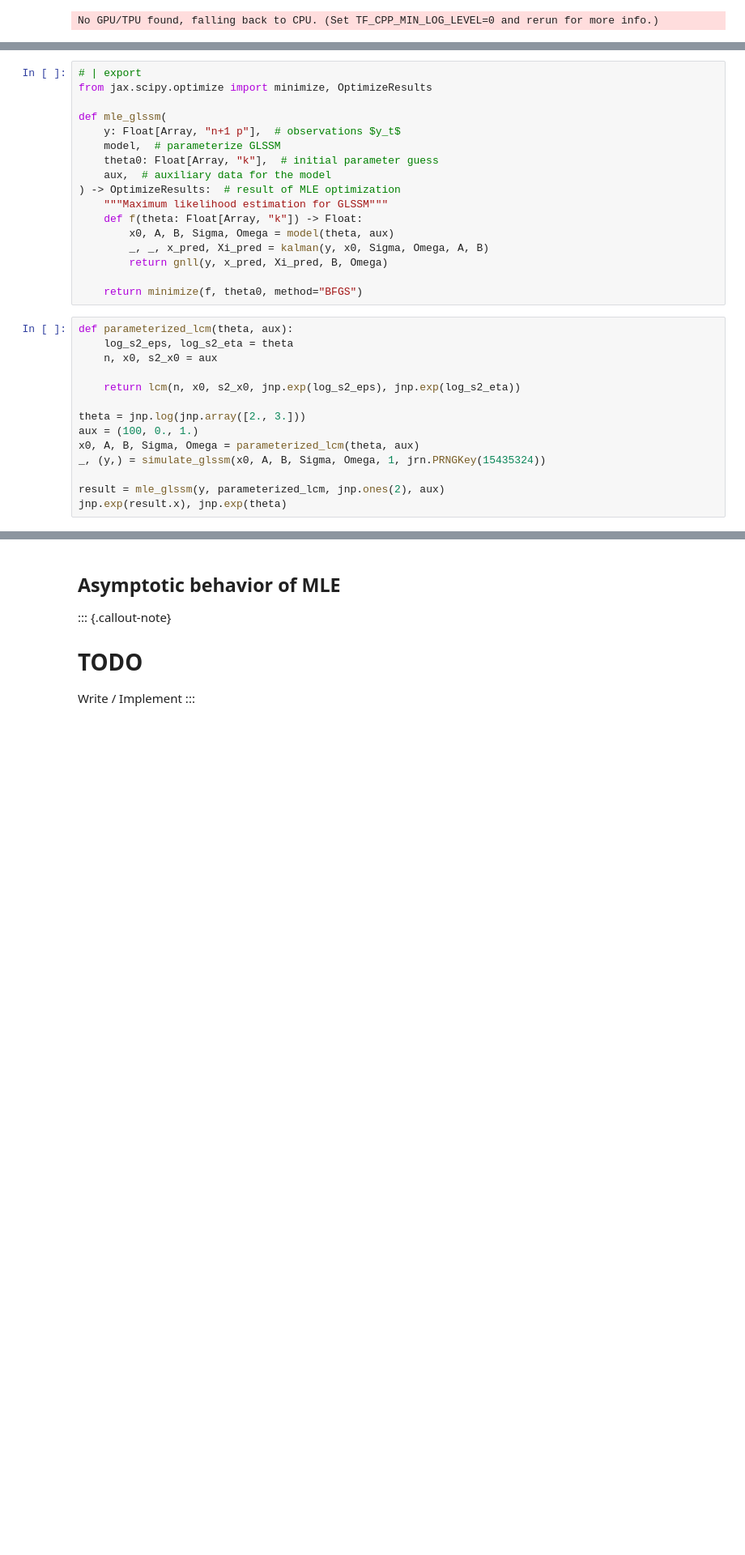
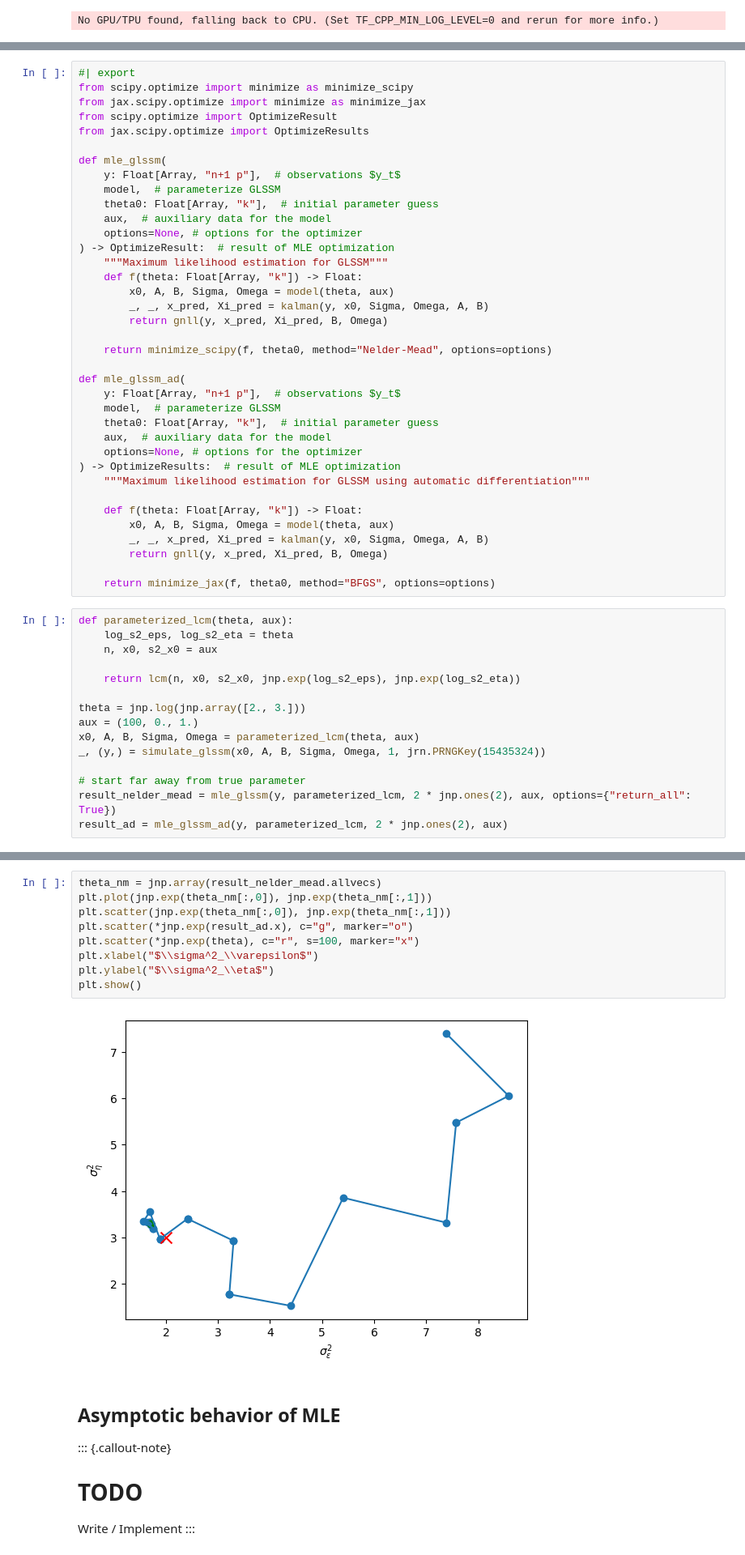
Before and after one commit to stefanheyder/isssm, a Jupyter notebook: nbs/60_maximum_likelihood_estimation.ipynb, the cells around one changed output, grey strips where cells are left out. Shown at 81% size. Cells and saved outputs as stored; diff of their text form; blank space fills up the shorter version.

```diff
--- a/nbs/60_maximum_likelihood_estimation.ipynb
+++ b/nbs/60_maximum_likelihood_estimation.ipynb
@@ -66,20 +73,40 @@ With this method, the user has to take care that they provide a parametrization
 # %%
-# | export
-from jax.scipy.optimize import minimize, OptimizeResults
+#| export
+from scipy.optimize import minimize as minimize_scipy
+from jax.scipy.optimize import minimize as minimize_jax
+from scipy.optimize import OptimizeResult
+from jax.scipy.optimize import OptimizeResults
 
 def mle_glssm(
     y: Float[Array, "n+1 p"],  # observations $y_t$
     model,  # parameterize GLSSM
     theta0: Float[Array, "k"],  # initial parameter guess
     aux,  # auxiliary data for the model
-) -> OptimizeResults:  # result of MLE optimization
+    options=None, # options for the optimizer
+) -> OptimizeResult:  # result of MLE optimization
     """Maximum likelihood estimation for GLSSM"""
     def f(theta: Float[Array, "k"]) -> Float:
         x0, A, B, Sigma, Omega = model(theta, aux)
         _, _, x_pred, Xi_pred = kalman(y, x0, Sigma, Omega, A, B)
         return gnll(y, x_pred, Xi_pred, B, Omega)
 
-    return minimize(f, theta0, method="BFGS")
+    return minimize_scipy(f, theta0, method="Nelder-Mead", options=options)
+
+def mle_glssm_ad(
+    y: Float[Array, "n+1 p"],  # observations $y_t$
+    model,  # parameterize GLSSM
+    theta0: Float[Array, "k"],  # initial parameter guess
+    aux,  # auxiliary data for the model
+    options=None, # options for the optimizer
+) -> OptimizeResults:  # result of MLE optimization
+    """Maximum likelihood estimation for GLSSM using automatic differentiation"""
+
+    def f(theta: Float[Array, "k"]) -> Float:
+        x0, A, B, Sigma, Omega = model(theta, aux)
+        _, _, x_pred, Xi_pred = kalman(y, x0, Sigma, Omega, A, B)
+        return gnll(y, x_pred, Xi_pred, B, Omega)
+
+    return minimize_jax(f, theta0, method="BFGS", options=options)
 # %%
 def parameterized_lcm(theta, aux):
     log_s2_eps, log_s2_eta = theta
@@ -92,5 +119,6 @@ aux = (100, 0., 1.)
 x0, A, B, Sigma, Omega = parameterized_lcm(theta, aux)
 _, (y,) = simulate_glssm(x0, A, B, Sigma, Omega, 1, jrn.PRNGKey(15435324))
 
-result = mle_glssm(y, parameterized_lcm, jnp.ones(2), aux)
-jnp.exp(result.x), jnp.exp(theta)
+# start far away from true parameter
+result_nelder_mead = mle_glssm(y, parameterized_lcm, 2 * jnp.ones(2), aux, options={"return_all": True})
+result_ad = mle_glssm_ad(y, parameterized_lcm, 2 * jnp.ones(2), aux)
@@ -99,3 +131,14 @@ jnp.exp(result.x), jnp.exp(theta)
+# %%
+theta_nm = jnp.array(result_nelder_mead.allvecs)
+plt.plot(jnp.exp(theta_nm[:,0]), jnp.exp(theta_nm[:,1]))
+plt.scatter(jnp.exp(theta_nm[:,0]), jnp.exp(theta_nm[:,1]))
+plt.scatter(*jnp.exp(result_ad.x), c="g", marker="o")
+plt.scatter(*jnp.exp(theta), c="r", s=100, marker="x")
+plt.xlabel("$\\sigma^2_\\varepsilon$")
+plt.ylabel("$\\sigma^2_\\eta$")
+plt.show()
+# %% [output]
+[figure, added]
 # %% [markdown]
 ## Asymptotic behavior of MLE
 
```
Also changed, not shown: parts of 17 cells of this notebook, 12 other files.
